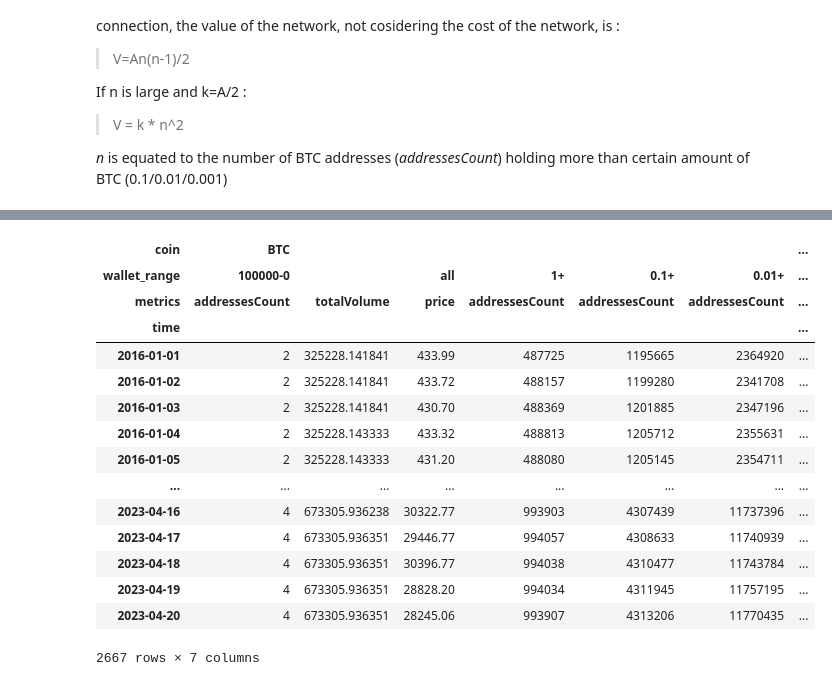
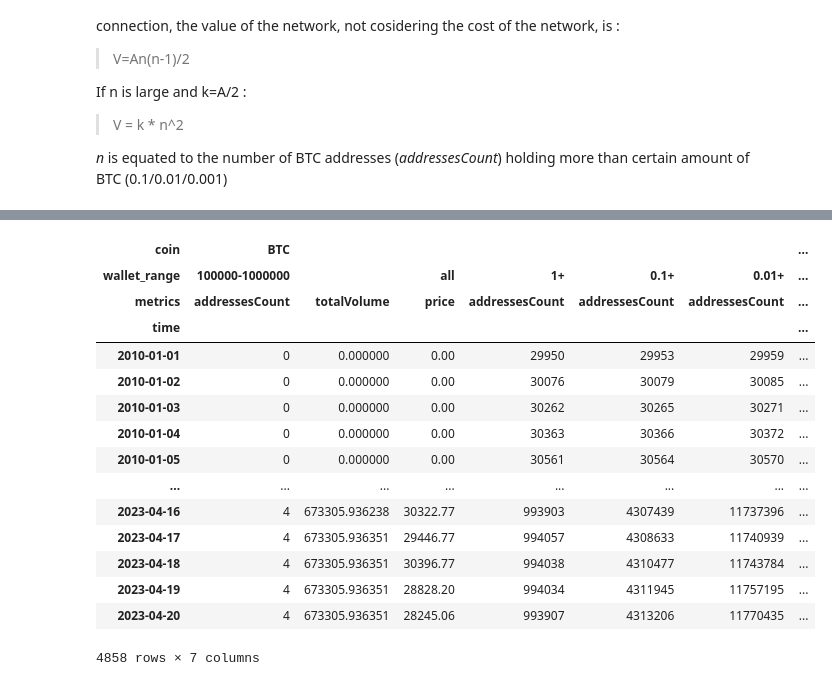
Before and after one commit to bekisz/chain-intelligence, a Jupyter notebook: metcalfe.ipynb, the cells around one changed output, grey strips where cells are left out. Cells and saved outputs as stored; diff of their text form; code cells hidden in the pictures.

```diff
--- a/metcalfe.ipynb
+++ b/metcalfe.ipynb
@@ -19,23 +19,35 @@ import json
 import pandas as pd
 pd.options.mode.chained_assignment = None  # default='warn'
 
-from datetime import datetime
+
+from datetime import date
 import time
 
 # ----- User Settings
 
-collectDataFrom = pd.Timestamp('2016-01-01')
+coins=['BTC']  # Only BTC is available at cryptocompare
 
-# cryptocompare.com API Key
-cryptocompare_api_key = '777db0605f662ba6667a0c8d385d317262bd221764d4a3b01dc7a629e9592a49'
 
-# Having more or same BTC as [x,y,z]. This is for filtering out empty wallets
+data_fetch_start_date = '2010-01-01'
+plot_start_date = '2011-01-01'
+k_calibration_start_date = '2016-01-01'
+linear_fitting_start_date='2022-01-01'
+extrapolation_end_date ='2040-01-01'
+
+# Having more or same amount of BTC as [x,y,z]. This is for filtering out empty wallets
 min_btcs =  [0.001]
 # Reuqested Simple Moving Averages for calucating k
 smas = [7,30,90,180, 365]
+
+
+# cryptocompare.com API Key for fetching BTC wallet distributions and price
+cryptocompare_api_key = '777db0605f662ba6667a0c8d385d317262bd221764d4a3b01dc7a629e9592a49'
+# https://data.nasdaq.com/ token to use nasdaqdatalink for M2 money supply
+nasdaqdatalink_token = 'JEn6xy3nc1JtFSLoXoVJ'
+
 # ----- User Settings -- end
 
-coins=['BTC']  # Only BTC is available at cryptocompare
+
 
 
 
@@ -44,11 +56,12 @@ requestUrls = ['https://min-api.cryptocompare.com/data/blockchain/balancedistrib
 
 
 limit=2000
+data_fetch_start_date_ts = pd.Timestamp(data_fetch_start_date)
 coin_dfs=[]
 for coin in coins:
     time_segments = []
     timestamp = pd.Timestamp.now()
-    while collectDataFrom <= timestamp :
+    while data_fetch_start_date_ts <= timestamp :
         segment_dfs = []
         for requestUrl in requestUrls:
             segment_df = pd.DataFrame()
@@ -98,7 +111,7 @@ for coin in coins:
     df = pd.concat({coin: df}, axis=1, names=["coin", "wallet_range", "metrics"])
     coin_dfs.append(df)
 df=pd.concat(coin_dfs, axis=1)
-df=df.loc[collectDataFrom:]
+df=df.loc[data_fetch_start_date_ts:]
 df.sort_index(inplace=True)
 df
 # %% [output]
@@ -121,55 +134,55 @@ df
 # %%
 df_aux = pd.DataFrame()
 
-coin = 'BTC'
+coin = coins[0] # 'BTC'
 
 #aggregate_wallets=['0.1-1','1-10', '10-100','100-1000', '1000-10000', '10000-100000', '100000-1000000']
 aggregate_wallets=['1-10', '10-100','100-1000', '1000-10000', '10000-100000']
 
 
 #aggregate_wallets.append('1-10')
 addressCounts = [df[coin][w_range]['addressesCount'] for w_range in aggregate_wallets]
 df_aux['addressesCount'] = sum(addressCounts)
 df.loc(axis=1)[(coin,'1+','addressesCount')] = df_aux['addressesCount']
 
 aggregate_wallets.append('0.1-1')
 addressCounts = [df[coin][w_range]['addressesCount'] for w_range in aggregate_wallets]
 df_aux['addressesCount'] = sum(addressCounts)
 df.loc(axis=1)[(coin,'0.1+','addressesCount')] = df_aux['addressesCount']
 
 
 aggregate_wallets.append('0.01-0.1')
 addressCounts = [df[coin][w_range]['addressesCount'] for w_range in aggregate_wallets]
 df_aux['addressesCount'] = sum(addressCounts)
 df.loc(axis=1)[(coin,'0.01+','addressesCount')] = df_aux['addressesCount']
 
 
 aggregate_wallets.append('0.001-0.01')
 addressCounts = [df[coin][w_range]['addressesCount'] for w_range in aggregate_wallets]
 df_aux['addressesCount'] = sum(addressCounts)
 df.loc(axis=1)[(coin,'0.001+','addressesCount')] = df_aux['addressesCount']
 #df.drop(columns=['100000-0','1e-08-0.001',*aggregate_wallets],inplace=True,level= "wallet_range")
 df.drop(columns=['1e-08-0.001',*aggregate_wallets],inplace=True,level= "wallet_range")
 
 
 df
 # %% [output]
 | coin | BTC |  |  |  |  |  | ... |
-| wallet_range | 100000-0 |  | all | 1+ | 0.1+ | 0.01+ | ... |
+| wallet_range | 100000-1000000 |  | all | 1+ | 0.1+ | 0.01+ | ... |
 | metrics | addressesCount | totalVolume | price | addressesCount | addressesCount | addressesCount | ... |
 | time |  |  |  |  |  |  | ... |
-| 2016-01-01 | 2 | 325228.141841 | 433.99 | 487725 | 1195665 | 2364920 | ... |
-| 2016-01-02 | 2 | 325228.141841 | 433.72 | 488157 | 1199280 | 2341708 | ... |
-| 2016-01-03 | 2 | 325228.141841 | 430.70 | 488369 | 1201885 | 2347196 | ... |
-| 2016-01-04 | 2 | 325228.143333 | 433.32 | 488813 | 1205712 | 2355631 | ... |
-| 2016-01-05 | 2 | 325228.143333 | 431.20 | 488080 | 1205145 | 2354711 | ... |
+| 2010-01-01 | 0 | 0.000000 | 0.00 | 29950 | 29953 | 29959 | ... |
+| 2010-01-02 | 0 | 0.000000 | 0.00 | 30076 | 30079 | 30085 | ... |
+| 2010-01-03 | 0 | 0.000000 | 0.00 | 30262 | 30265 | 30271 | ... |
+| 2010-01-04 | 0 | 0.000000 | 0.00 | 30363 | 30366 | 30372 | ... |
+| 2010-01-05 | 0 | 0.000000 | 0.00 | 30561 | 30564 | 30570 | ... |
 | ... | ... | ... | ... | ... | ... | ... | ... |
 | 2023-04-16 | 4 | 673305.936238 | 30322.77 | 993903 | 4307439 | 11737396 | ... |
 | 2023-04-17 | 4 | 673305.936351 | 29446.77 | 994057 | 4308633 | 11740939 | ... |
 | 2023-04-18 | 4 | 673305.936351 | 30396.77 | 994038 | 4310477 | 11743784 | ... |
 | 2023-04-19 | 4 | 673305.936351 | 28828.20 | 994034 | 4311945 | 11757195 | ... |
 | 2023-04-20 | 4 | 673305.936351 | 28245.06 | 993907 | 4313206 | 11770435 | ... |
-2667 rows × 7 columns
+4858 rows × 7 columns
 # %%
 import nasdaqdatalink
 
```
Also changed, not shown: parts of 9 cells of this notebook.
